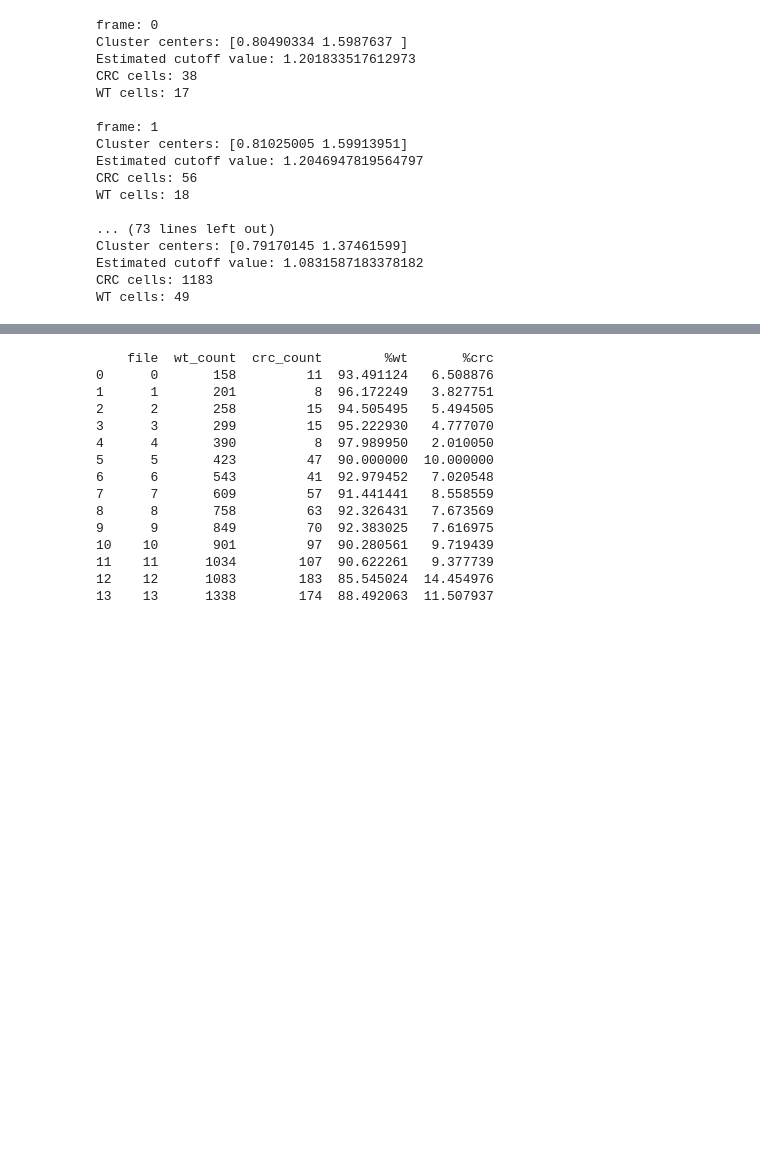
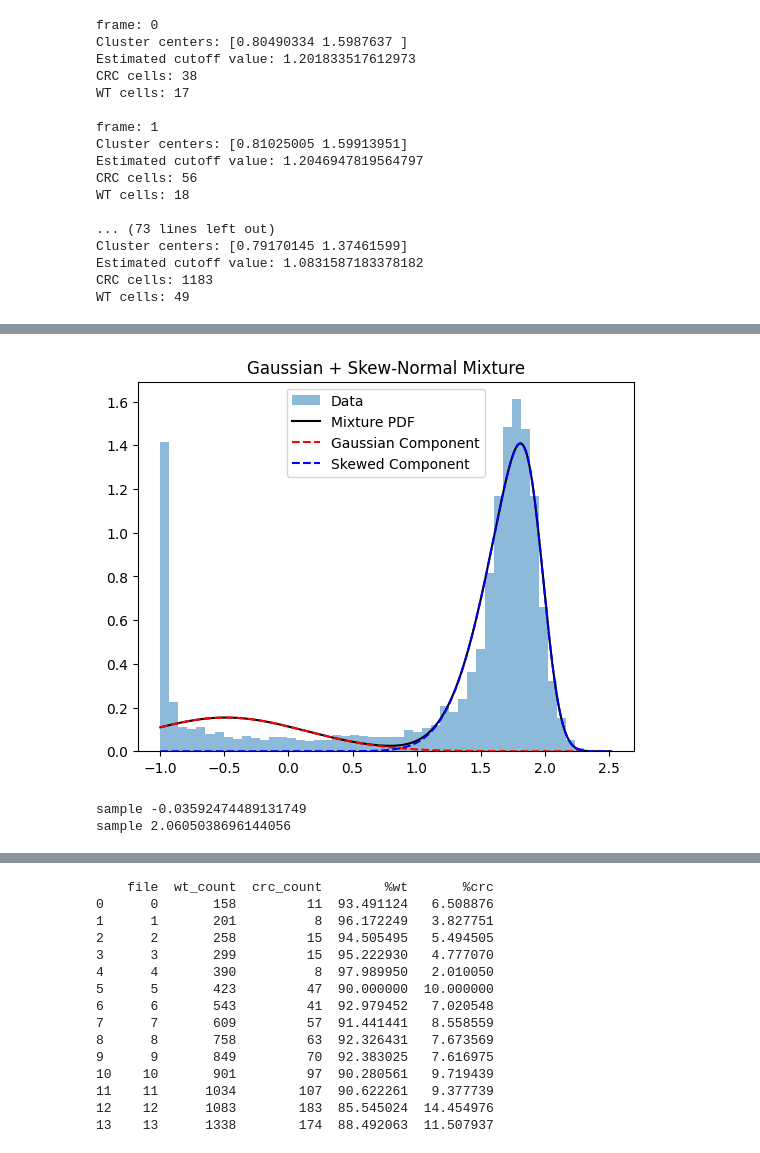
Before and after one commit to SuijkerbuijkLab/NucLogic, a Jupyter notebook: test.ipynb, the cells around one changed output, grey strips where cells are left out. Cells and saved outputs as stored; diff of their text form; code cells hidden in the pictures; blank space fills up the shorter version.

```diff
--- a/test.ipynb
+++ b/test.ipynb
@@ -356,0 +447,69 @@ plt.show()
+# %%
+from scipy.stats import norm, skewnorm
+
+
+def gaussian_skewnorm_mixture_pdf(x, params):
+    # Unpack parameters
+    w, mu1, sigma1, a2, loc2, scale2 = params
+    w = np.clip(w, 0, 1)
+
+    # Component PDFs
+    pdf1 = norm.pdf(x, loc=mu1, scale=sigma1)
+    pdf2 = skewnorm.pdf(x, a2, loc=loc2, scale=scale2)
+
+    return w * pdf1 + (1 - w) * pdf2
+
+
+def neg_log_likelihood(params, x):
+    pdf_vals = gaussian_skewnorm_mixture_pdf(x, params)
+    pdf_vals = np.clip(pdf_vals, 1e-10, None)  # Avoid log(0)
+    return -np.sum(np.log(pdf_vals))
+
+sample = np.log10(mixed_ratio + 0.1)
+
+# Initial guess: [weight, mu1, sigma1, a2, loc2, scale2]
+init_params = [0.5, np.mean(sample) - 1, 1, 5, np.mean(sample) + 1, 1]
+
+from scipy.optimize import minimize
+
+bounds = [
+    (0.05, 0.95),        # weight: avoid extreme dominance
+    (-2.0, 0.0),         # mu1: Gaussian mean near the peak (~−1.75)
+    (0.3, 2.5),          # sigma1: allow moderate spread
+    (-10.0, 10.0),       # a2: skewness, full range
+    (0.0, 2.5),          # loc2: skewed component center (tail region)
+    (0.3, 3.0)           # scale2: allow wider tail modeling
+]
+
+result = minimize(neg_log_likelihood, init_params, args=(sample,), method="L-BFGS-B", bounds= bounds)
+params_fit = result.x
+
+x_vals = np.linspace(sample.min(), sample.max(),1000)
+
+# Unpack fitted parameters
+w, mu1, sigma1, a2, loc2, scale2 = params_fit
+
+pdf1 = norm.pdf(x_vals, loc=mu1, scale=sigma1)
+pdf2 = skewnorm.pdf(x_vals, a2, loc=loc2, scale=scale2)
+pdf_mix = w * pdf1 + (1 - w) * pdf2
+
+plt.hist(sample, bins=50, density=True, alpha=0.5, label="Data")
+plt.plot(x_vals, pdf_mix, "k-", label="Mixture PDF")
+plt.plot(x_vals, w * pdf1, "r--", label="Gaussian Component")
+plt.plot(x_vals, (1 - w) * pdf2, "b--", label="Skewed Component")
+plt.title("Gaussian + Skew-Normal Mixture")
+plt.legend()
+plt.show()
+# %% [output]
+[figure, added]
+# %%
+samples = [pure, mixed]
+
+for sample in samples:
+    threshold = np.percentile(sample, 99)
+    top_5_percent = sample[sample > threshold]
+
+    print(f"sample {top_5_percent.mean()}")
+# %% [output]
+sample -0.03592474489131749
+sample 2.0605038696144056
```
Also changed, not shown: parts of 10 cells of this notebook.
